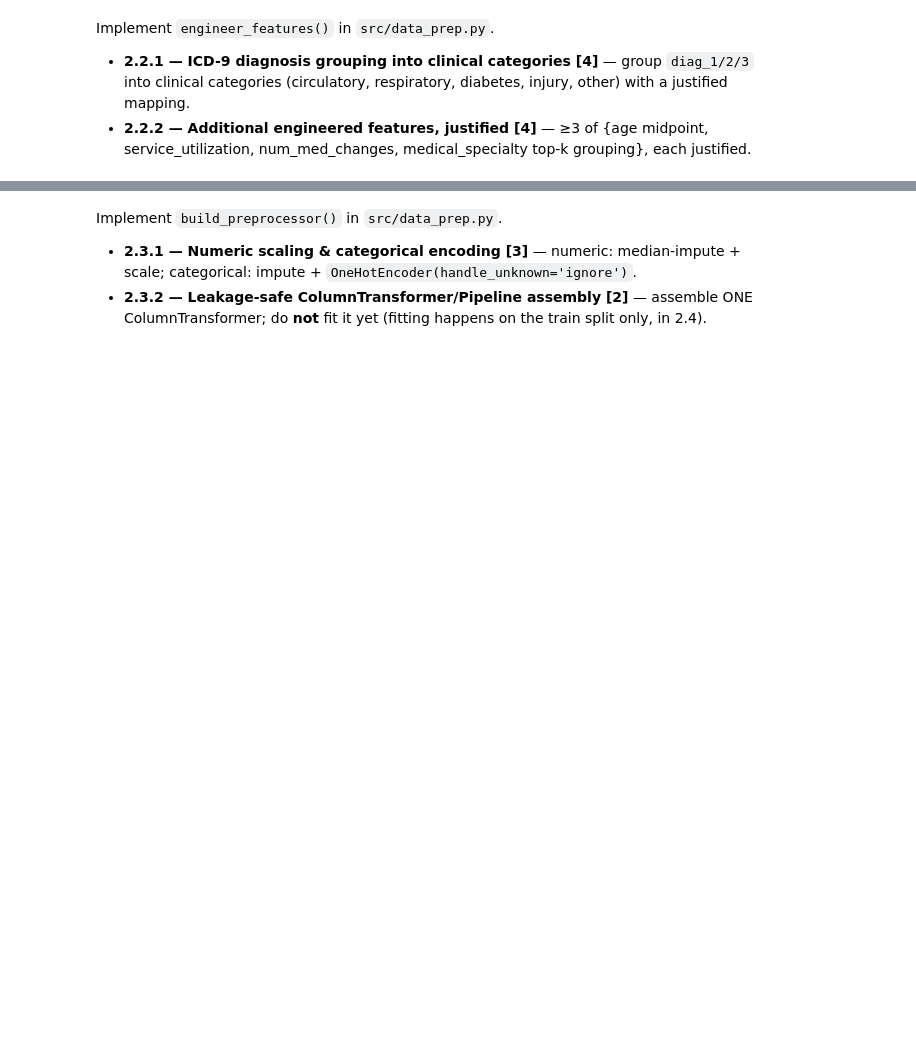
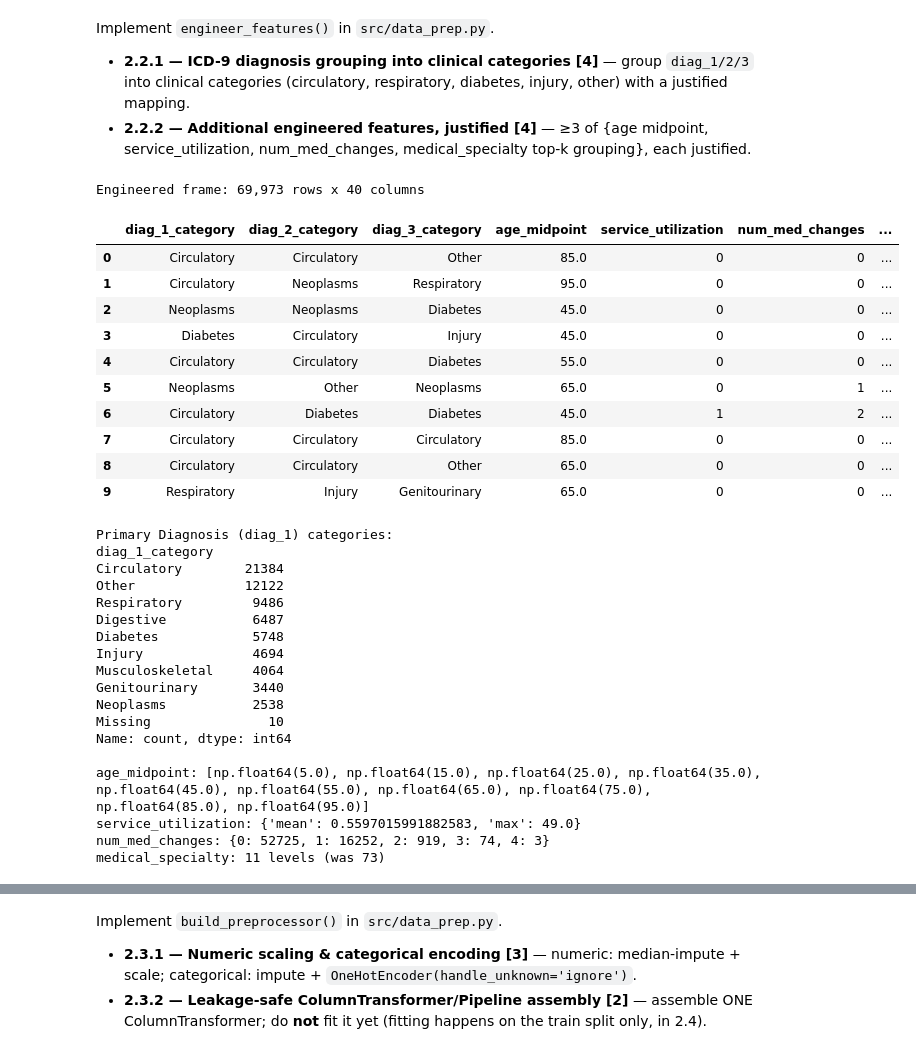
Before and after one commit to junghoona/hospital-readmission-prediction, a Jupyter notebook: Data_Preparation.ipynb, the cells around one changed output, grey strips where cells are left out. Drawn from its saved outputs; the diff is of its cells as text; code cells hidden in the pictures; blank space fills up the shorter version.

```diff
--- a/Data_Preparation.ipynb
+++ b/Data_Preparation.ipynb
@@ -139,5 +218,53 @@ Implement `engineer_features()` in `src/data_prep.py`.
 - **2.2.1 — ICD-9 diagnosis grouping into clinical categories [4]** — group `diag_1/2/3` into clinical categories (circulatory, respiratory, diabetes, injury, other) with a justified mapping.
 - **2.2.2 — Additional engineered features, justified [4]** — ≥3 of {age midpoint, service_utilization, num_med_changes, medical_specialty top-k grouping}, each justified.
 # %%
-# TODO (src/data_prep.py engineer_features()): implement sub-tasks 2.2.1–2.2.2 above.
-# TODO (here): fe = dp.engineer_features(clean); preview the new feature columns.
+# (src/data_prep.py engineer_features()): implement sub-tasks 2.2.1–2.2.2 above.
+# (here): fe = dp.engineer_features(clean); preview the new feature columns.
+fe = dp.engineer_features(clean)
+print(f"Engineered frame: {fe.shape[0]:,} rows x {fe.shape[1]} columns")
+
+new_cols = ["diag_1_category", "diag_2_category", "diag_3_category",
+            "age_midpoint", "service_utilization", "num_med_changes",
+            "medical_specialty"]
+display(fe[new_cols].head(10))
+
+# ICD-9 grouping: 700+ raw codes -> 9 clinical categories
+print("\nPrimary Diagnosis (diag_1) categories:")
+print(fe["diag_1_category"].value_counts())
+
+# sanity-check each engineered feature
+print("\nage_midpoint:", sorted(fe["age_midpoint"].unique()))
+print("service_utilization:", fe["service_utilization"].describe()[["mean", "max"]].to_dict())
+print("num_med_changes:", fe["num_med_changes"].value_counts().sort_index().to_dict())
+print(f"medical_specialty: {fe['medical_specialty'].nunique()} levels (was 73)")
+# %% [output]
+Engineered frame: 69,973 rows x 40 columns
+|  | diag_1_category | diag_2_category | diag_3_category | age_midpoint | service_utilization | num_med_changes | ... |
+| 0 | Circulatory | Circulatory | Other | 85.0 | 0 | 0 | ... |
+| 1 | Circulatory | Neoplasms | Respiratory | 95.0 | 0 | 0 | ... |
+| 2 | Neoplasms | Neoplasms | Diabetes | 45.0 | 0 | 0 | ... |
+| 3 | Diabetes | Circulatory | Injury | 45.0 | 0 | 0 | ... |
+| 4 | Circulatory | Circulatory | Diabetes | 55.0 | 0 | 0 | ... |
+| 5 | Neoplasms | Other | Neoplasms | 65.0 | 0 | 1 | ... |
+| 6 | Circulatory | Diabetes | Diabetes | 45.0 | 1 | 2 | ... |
+| 7 | Circulatory | Circulatory | Circulatory | 85.0 | 0 | 0 | ... |
+| 8 | Circulatory | Circulatory | Other | 65.0 | 0 | 0 | ... |
+| 9 | Respiratory | Injury | Genitourinary | 65.0 | 0 | 0 | ... |
+Primary Diagnosis (diag_1) categories:
+diag_1_category
+Circulatory        21384
+Other              12122
+Respiratory         9486
+Digestive           6487
+Diabetes            5748
+Injury              4694
+Musculoskeletal     4064
+Genitourinary       3440
+Neoplasms           2538
+Missing               10
+Name: count, dtype: int64
+
+age_midpoint: [np.float64(5.0), np.float64(15.0), np.float64(25.0), np.float64(35.0), np.float64(45.0), np.float64(55.0), np.float64(65.0), np.float64(75.0), np.float64(85.0), np.float64(95.0)]
+service_utilization: {'mean': 0.5597015991882583, 'max': 49.0}
+num_med_changes: {0: 52725, 1: 16252, 2: 919, 3: 74, 4: 3}
+medical_specialty: 11 levels (was 73)
```
Also changed, not shown: parts of 15 cells of this notebook, 1 other file.
